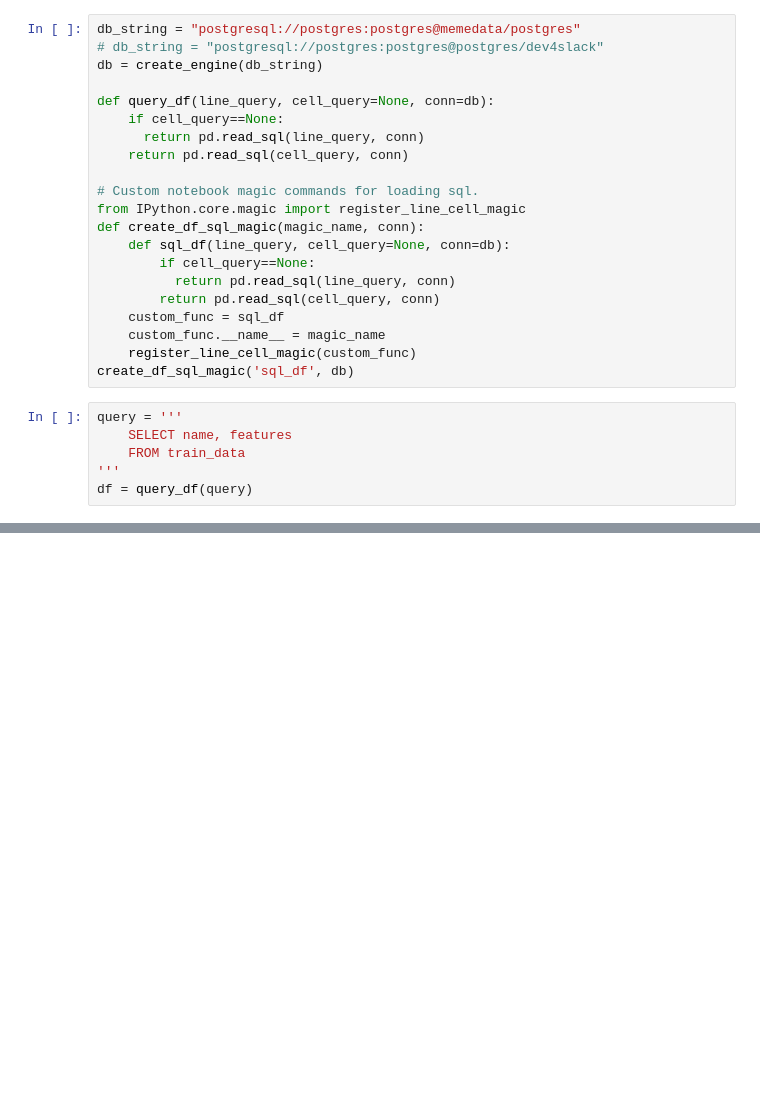
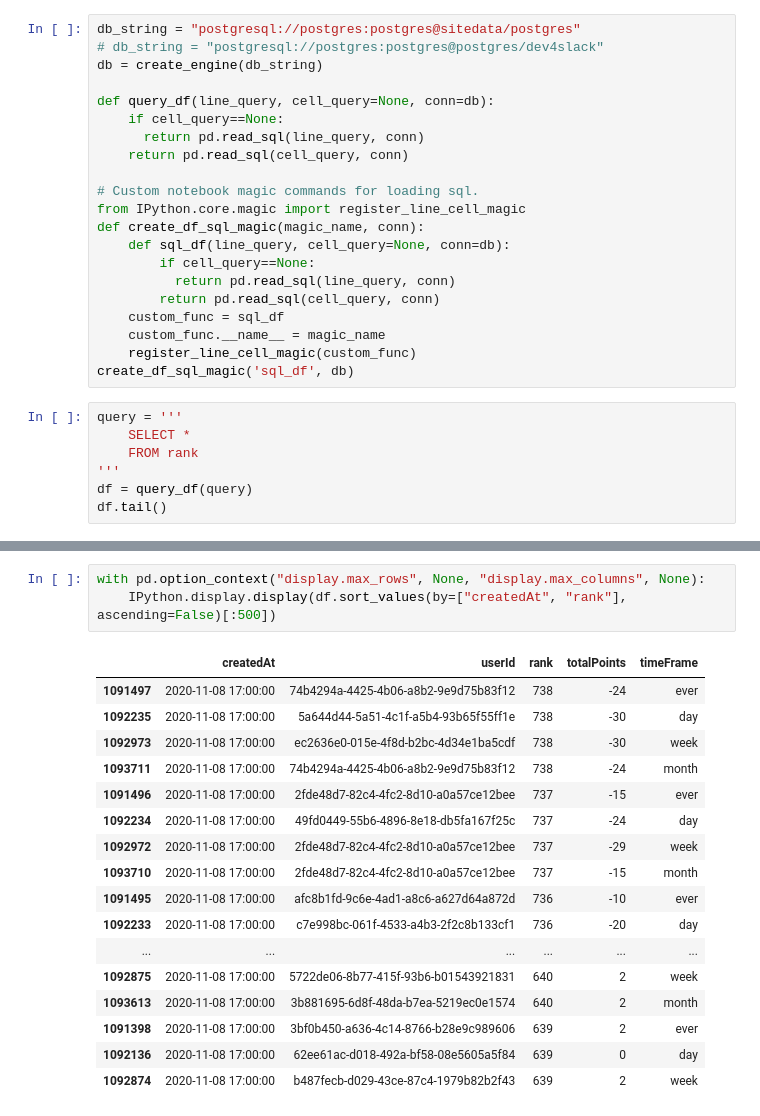
Before and after one commit to Distortedlogic/Memehub, a Jupyter notebook: jupyter/notebooks/example.ipynb, the cells around one changed output, grey strips where cells are left out. Drawn from its saved outputs; the diff is of its cells as text; blank space fills up the shorter version.

```diff
--- a/jupyter/notebooks/example.ipynb
+++ b/jupyter/notebooks/example.ipynb
@@ -14,5 +7,5 @@ import numpy as np
 # %%
-db_string = "postgresql://postgres:postgres@memedata/postgres"
+db_string = "postgresql://postgres:postgres@sitedata/postgres"
 # db_string = "postgresql://postgres:postgres@postgres/dev4slack"
 db = create_engine(db_string)
 
@@ -34,7 +27,8 @@ def create_df_sql_magic(magic_name, conn):
 create_df_sql_magic('sql_df', db)
 # %%
 query = '''
-    SELECT name, features
-    FROM train_data
+    SELECT *
+    FROM rank
 '''
 df = query_df(query)
+df.tail()
@@ -60,0 +58,21 @@ for name in names:
+# %%
+with pd.option_context("display.max_rows", None, "display.max_columns", None):
+    IPython.display.display(df.sort_values(by=["createdAt", "rank"], ascending=False)[:500])
+# %% [output]
+|  | createdAt | userId | rank | totalPoints | timeFrame |
+| 1091497 | 2020-11-08 17:00:00 | 74b4294a-4425-4b06-a8b2-9e9d75b83f12 | 738 | -24 | ever |
+| 1092235 | 2020-11-08 17:00:00 | 5a644d44-5a51-4c1f-a5b4-93b65f55ff1e | 738 | -30 | day |
+| 1092973 | 2020-11-08 17:00:00 | ec2636e0-015e-4f8d-b2bc-4d34e1ba5cdf | 738 | -30 | week |
+| 1093711 | 2020-11-08 17:00:00 | 74b4294a-4425-4b06-a8b2-9e9d75b83f12 | 738 | -24 | month |
+| 1091496 | 2020-11-08 17:00:00 | 2fde48d7-82c4-4fc2-8d10-a0a57ce12bee | 737 | -15 | ever |
+| 1092234 | 2020-11-08 17:00:00 | 49fd0449-55b6-4896-8e18-db5fa167f25c | 737 | -24 | day |
+| 1092972 | 2020-11-08 17:00:00 | 2fde48d7-82c4-4fc2-8d10-a0a57ce12bee | 737 | -29 | week |
+| 1093710 | 2020-11-08 17:00:00 | 2fde48d7-82c4-4fc2-8d10-a0a57ce12bee | 737 | -15 | month |
+| 1091495 | 2020-11-08 17:00:00 | afc8b1fd-9c6e-4ad1-a8c6-a627d64a872d | 736 | -10 | ever |
+| 1092233 | 2020-11-08 17:00:00 | c7e998bc-061f-4533-a4b3-2f2c8b133cf1 | 736 | -20 | day |
+| ... | ... | ... | ... | ... | ... |
+| 1092875 | 2020-11-08 17:00:00 | 5722de06-8b77-415f-93b6-b01543921831 | 640 | 2 | week |
+| 1093613 | 2020-11-08 17:00:00 | 3b881695-6d8f-48da-b7ea-5219ec0e1574 | 640 | 2 | month |
+| 1091398 | 2020-11-08 17:00:00 | 3bf0b450-a636-4c14-8766-b28e9c989606 | 639 | 2 | ever |
+| 1092136 | 2020-11-08 17:00:00 | 62ee61ac-d018-492a-bf58-08e5605a5f84 | 639 | 0 | day |
+| 1092874 | 2020-11-08 17:00:00 | b487fecb-d029-43ce-87c4-1979b82b2f43 | 639 | 2 | week |
```
Also changed, not shown: parts of 7 cells of this notebook, 1 other file.
